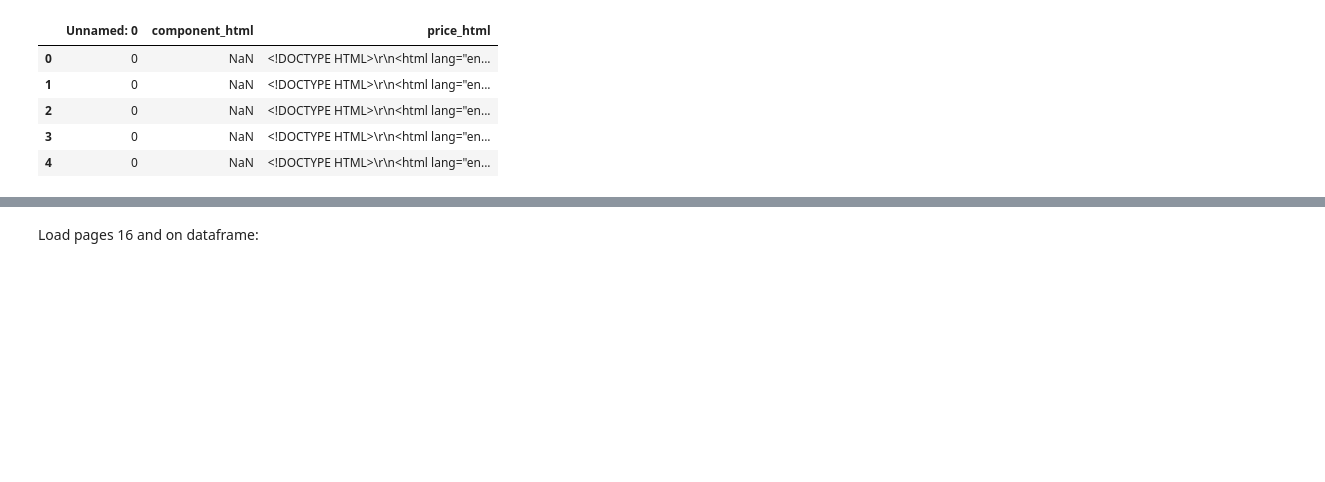
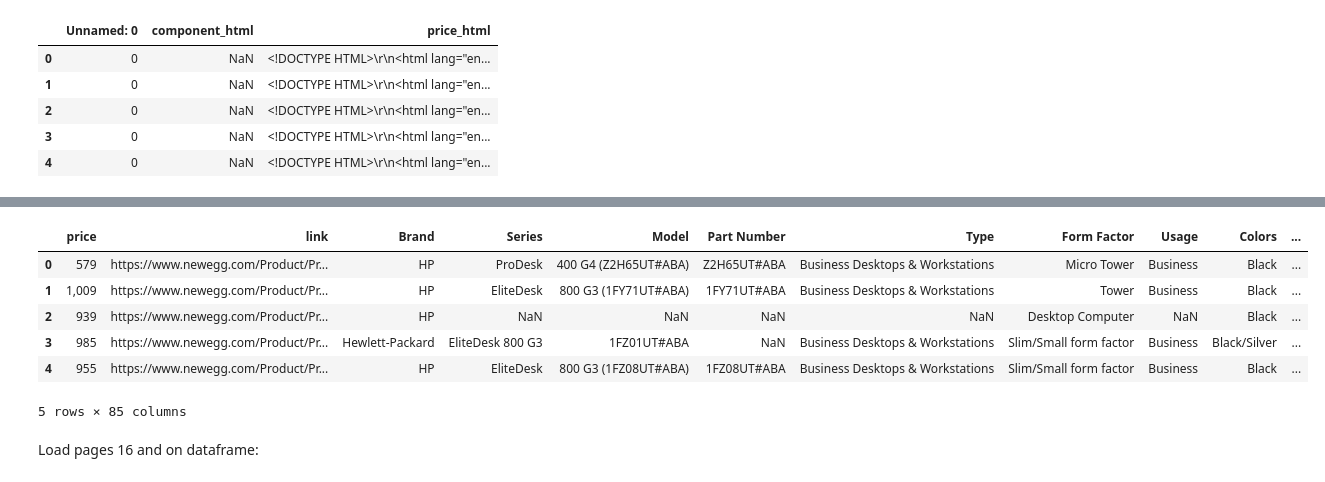
Before and after one commit to luketibbott/Desktop-linear-regression, a Jupyter notebook: ETL-clean.ipynb, the cells around one changed output, grey strips where cells are left out. Cells and saved outputs as stored; diff of their text form; code cells hidden in the pictures; blank space fills up the shorter version.

```diff
--- a/ETL-clean.ipynb
+++ b/ETL-clean.ipynb
@@ -53,3 +51,13 @@ TypeError: <lambda>() got an unexpected keyword argument 'axis'
+# %%
+p16.head()
+# %% [output]
+|  | price | link | Brand | Series | Model | Part Number | Type | Form Factor | Usage | Colors | ... |
+| 0 | 579 | https://www.newegg.com/Product/Pr... | HP | ProDesk | 400 G4 (Z2H65UT#ABA) | Z2H65UT#ABA | Business Desktops & Workstations | Micro Tower | Business | Black | ... |
+| 1 | 1,009 | https://www.newegg.com/Product/Pr... | HP | EliteDesk | 800 G3 (1FY71UT#ABA) | 1FY71UT#ABA | Business Desktops & Workstations | Tower | Business | Black | ... |
+| 2 | 939 | https://www.newegg.com/Product/Pr... | HP | NaN | NaN | NaN | NaN | Desktop Computer | NaN | Black | ... |
+| 3 | 985 | https://www.newegg.com/Product/Pr... | Hewlett-Packard | EliteDesk 800 G3 | 1FZ01UT#ABA | NaN | Business Desktops & Workstations | Slim/Small form factor | Business | Black/Silver | ... |
+| 4 | 955 | https://www.newegg.com/Product/Pr... | HP | EliteDesk | 800 G3 (1FZ08UT#ABA) | 1FZ08UT#ABA | Business Desktops & Workstations | Slim/Small form factor | Business | Black | ... |
+5 rows × 85 columns
 # %%
 def extract_load(components, prices):
     '''
```
Also changed, not shown: parts of 5 cells of this notebook, 3 other files.
